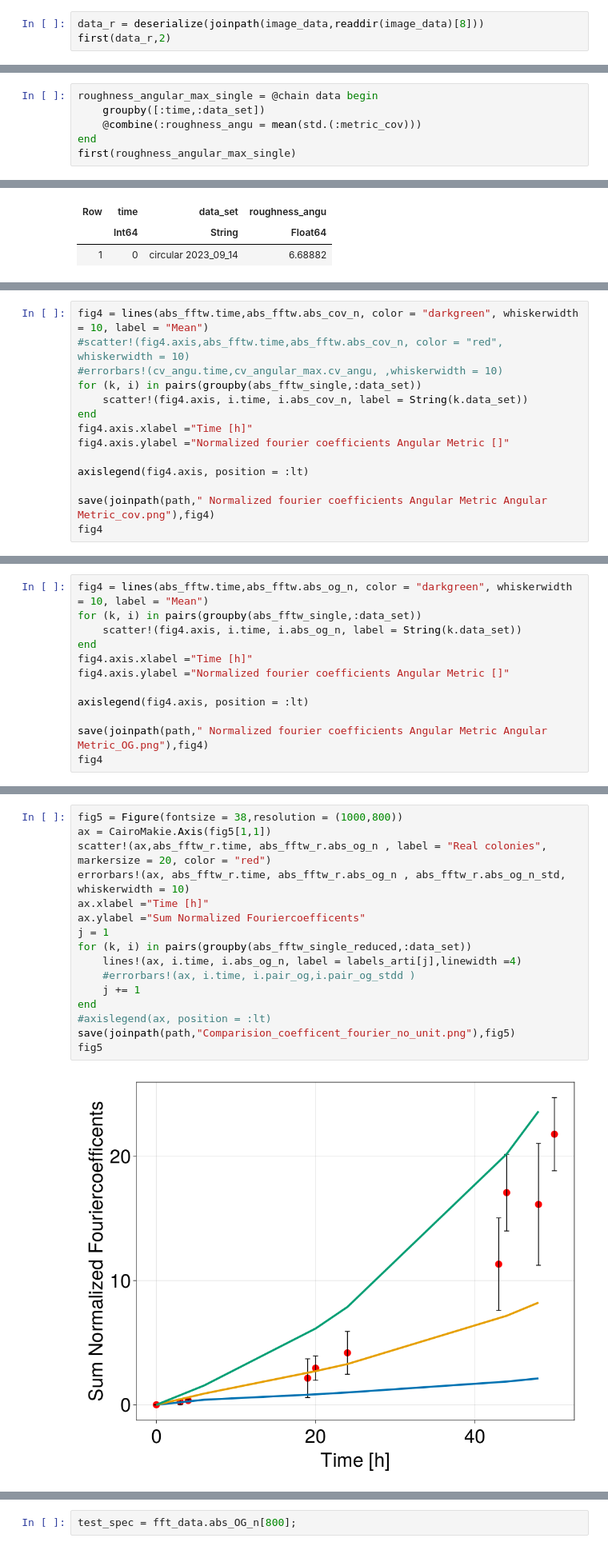
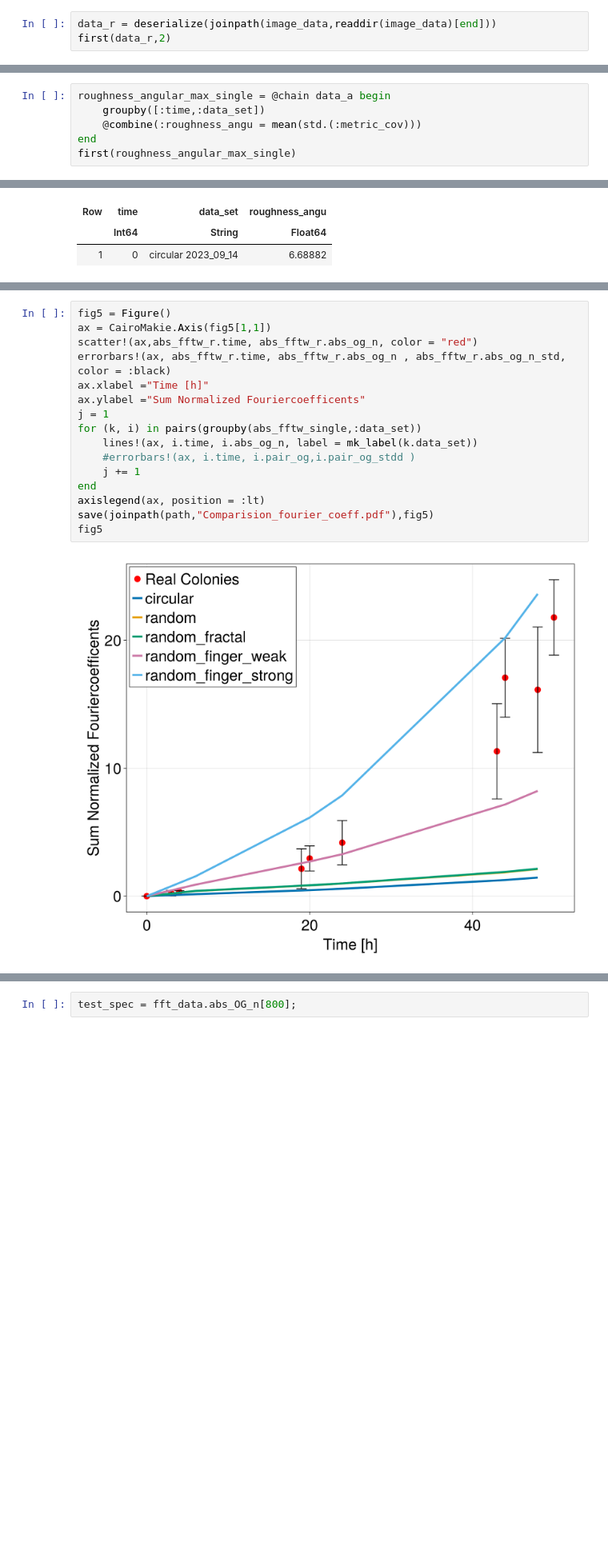
Before and after one commit to AndreasKuhn-ak/ColonyImages.jl, a Jupyter notebook: Analysis_artifical.ipynb, the cells around one changed output, grey strips where cells are left out. Shown at 80% size. Drawn from its saved outputs; the diff is of its cells as text; blank space fills up the shorter version.

```diff
--- a/Analysis_artifical.ipynb
+++ b/Analysis_artifical.ipynb
@@ -40,5 +44,5 @@ unique(data_a.data_set)
 # %%
-data_r = deserialize(joinpath(image_data,readdir(image_data)[8]))
+data_r = deserialize(joinpath(image_data,readdir(image_data)[end]))
 first(data_r,2)
 # %% [output]
 2×8 DataFrame
@@ -365,5 +182,5 @@ fig3
 # %%
-roughness_angular_max_single = @chain data begin
+roughness_angular_max_single = @chain data_a begin
     groupby([:time,:data_set])
     @combine(:roughness_angu = mean(std.(:metric_cov)))
 end
@@ -559,14 +273,0 @@ GroupKey: (data_set = "random_finger_strong 2023_09_14",)
-# %%
-fig4 = lines(abs_fftw.time,abs_fftw.abs_cov_n, color = "darkgreen", whiskerwidth = 10, label = "Mean")
-#scatter!(fig4.axis,abs_fftw.time,abs_fftw.abs_cov_n, color = "red", whiskerwidth = 10)
-#errorbars!(cv_angu.time,cv_angular_max.cv_angu, ,whiskerwidth = 10)
-for (k, i) in pairs(groupby(abs_fftw_single,:data_set))
-    scatter!(fig4.axis, i.time, i.abs_cov_n, label = String(k.data_set))
-end
-fig4.axis.xlabel ="Time [h]"
-fig4.axis.ylabel ="Normalized fourier coefficients Angular Metric []"
-
-axislegend(fig4.axis, position = :lt)
-
-save(joinpath(path," Normalized fourier coefficients Angular Metric Angular Metric_cov.png"),fig4)
-fig4
@@ -575,12 +273,0 @@ fig4
-# %%
-fig4 = lines(abs_fftw.time,abs_fftw.abs_og_n, color = "darkgreen", whiskerwidth = 10, label = "Mean")
-for (k, i) in pairs(groupby(abs_fftw_single,:data_set))
-    scatter!(fig4.axis, i.time, i.abs_og_n, label = String(k.data_set))
-end
-fig4.axis.xlabel ="Time [h]"
-fig4.axis.ylabel ="Normalized fourier coefficients Angular Metric []"
-
-axislegend(fig4.axis, position = :lt)
-
-save(joinpath(path," Normalized fourier coefficients Angular Metric Angular Metric_OG.png"),fig4)
-fig4
@@ -632,21 +287,21 @@ DataFrameRow (6 columns)
 # %%
-fig5 = Figure(fontsize = 38,resolution = (1000,800))
+fig5 = Figure()
 ax = CairoMakie.Axis(fig5[1,1])
-scatter!(ax,abs_fftw_r.time, abs_fftw_r.abs_og_n , label = "Real colonies", markersize = 20, color = "red")
-errorbars!(ax, abs_fftw_r.time, abs_fftw_r.abs_og_n , abs_fftw_r.abs_og_n_std, whiskerwidth = 10)
+scatter!(ax,abs_fftw_r.time, abs_fftw_r.abs_og_n, color = "red")
+errorbars!(ax, abs_fftw_r.time, abs_fftw_r.abs_og_n , abs_fftw_r.abs_og_n_std, color = :black)
 ax.xlabel ="Time [h]"
 ax.ylabel ="Sum Normalized Fouriercoefficents"
 j = 1
-for (k, i) in pairs(groupby(abs_fftw_single_reduced,:data_set))
-    lines!(ax, i.time, i.abs_og_n, label = labels_arti[j],linewidth =4)
+for (k, i) in pairs(groupby(abs_fftw_single,:data_set))
+    lines!(ax, i.time, i.abs_og_n, label = mk_label(k.data_set))
     #errorbars!(ax, i.time, i.pair_og,i.pair_og_stdd )
     j += 1
 end
-#axislegend(ax, position = :lt)
-save(joinpath(path,"Comparision_coefficent_fourier_no_unit.png"),fig5)
+axislegend(ax, position = :lt)
+save(joinpath(path,"Comparision_fourier_coeff.pdf"),fig5)
 fig5
 # %% [output]
-[figure, old version]
+[figure, new version]
 # %%
 fig4 = scatter(abs_fftw.time,abs_fftw.abs_og_n, color = "darkgreen", whiskerwidth = 10, label = "OG")
 scatter!(fig4.axis,abs_fftw.time,abs_fftw.abs_cov_n, color = "red", whiskerwidth = 10, label =  "cov")
```
Also changed, not shown: parts of 46 cells of this notebook, 15 other files.
